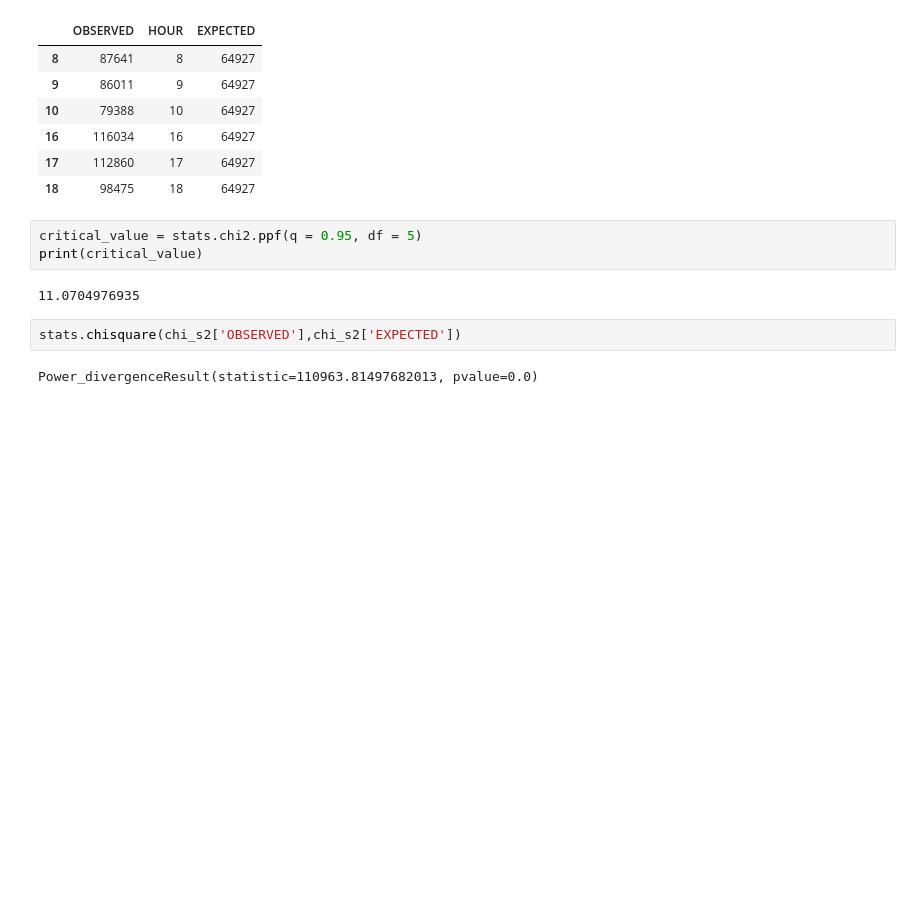
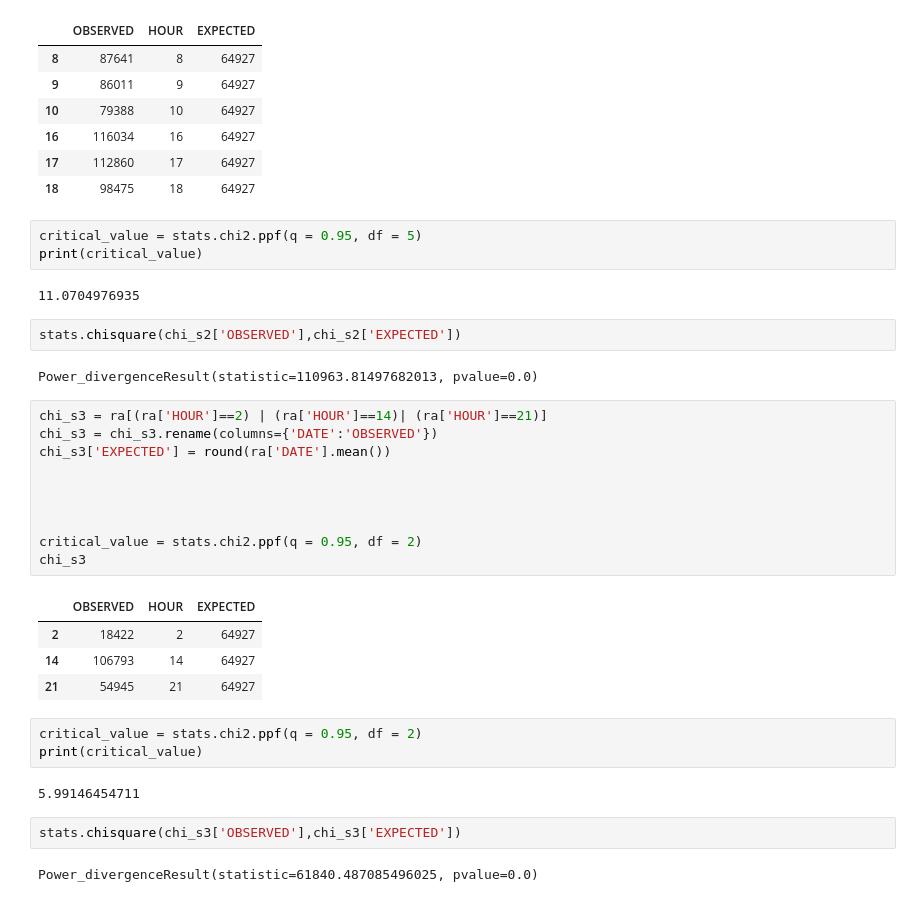
Before and after one commit to abeljrenteria/project-one, a Jupyter notebook: Project 1_Time_Hour Analysis_RM.ipynb, the cells around one changed output. Saved outputs shown, nothing was run; the diff lists cells and outputs as text; blank space fills up the shorter version.

```diff
--- a/Project 1_Time_Hour Analysis_RM.ipynb
+++ b/Project 1_Time_Hour Analysis_RM.ipynb
@@ -419,3 +419,27 @@ print(critical_value)
 stats.chisquare(chi_s2['OBSERVED'],chi_s2['EXPECTED'])
 # %% [output]
 Power_divergenceResult(statistic=110963.81497682013, pvalue=0.0)
+# %%
+chi_s3 = ra[(ra['HOUR']==2) | (ra['HOUR']==14)| (ra['HOUR']==21)]
+chi_s3 = chi_s3.rename(columns={'DATE':'OBSERVED'})
+chi_s3['EXPECTED'] = round(ra['DATE'].mean())
+
+
+
+
+critical_value = stats.chi2.ppf(q = 0.95, df = 2)
+chi_s3
+# %% [output]
+|  | OBSERVED | HOUR | EXPECTED |
+| 2 | 18422 | 2 | 64927 |
+| 14 | 106793 | 14 | 64927 |
+| 21 | 54945 | 21 | 64927 |
+# %%
+critical_value = stats.chi2.ppf(q = 0.95, df = 2)
+print(critical_value)
+# %% [output]
+5.99146454711
+# %%
+stats.chisquare(chi_s3['OBSERVED'],chi_s3['EXPECTED'])
+# %% [output]
+Power_divergenceResult(statistic=61840.487085496025, pvalue=0.0)
```
